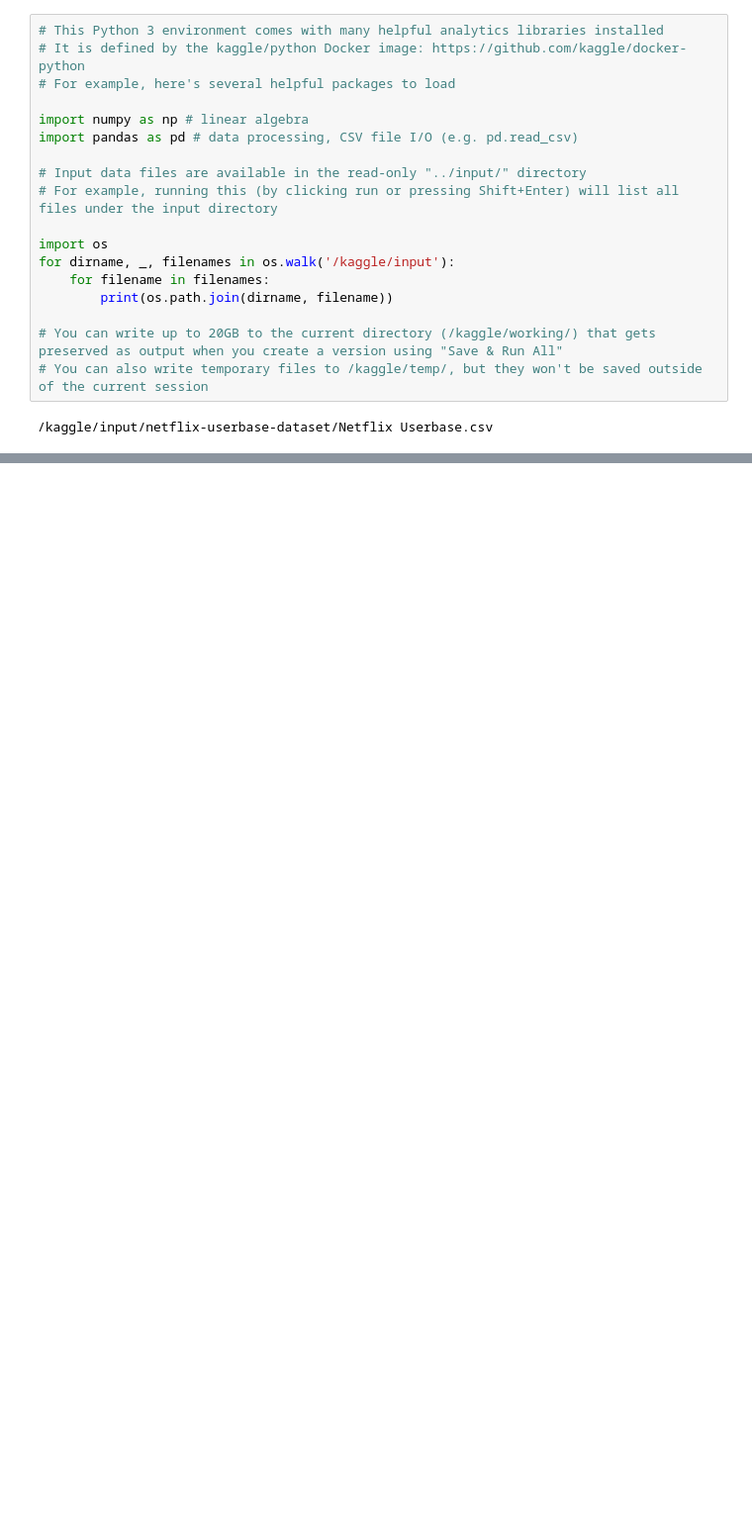
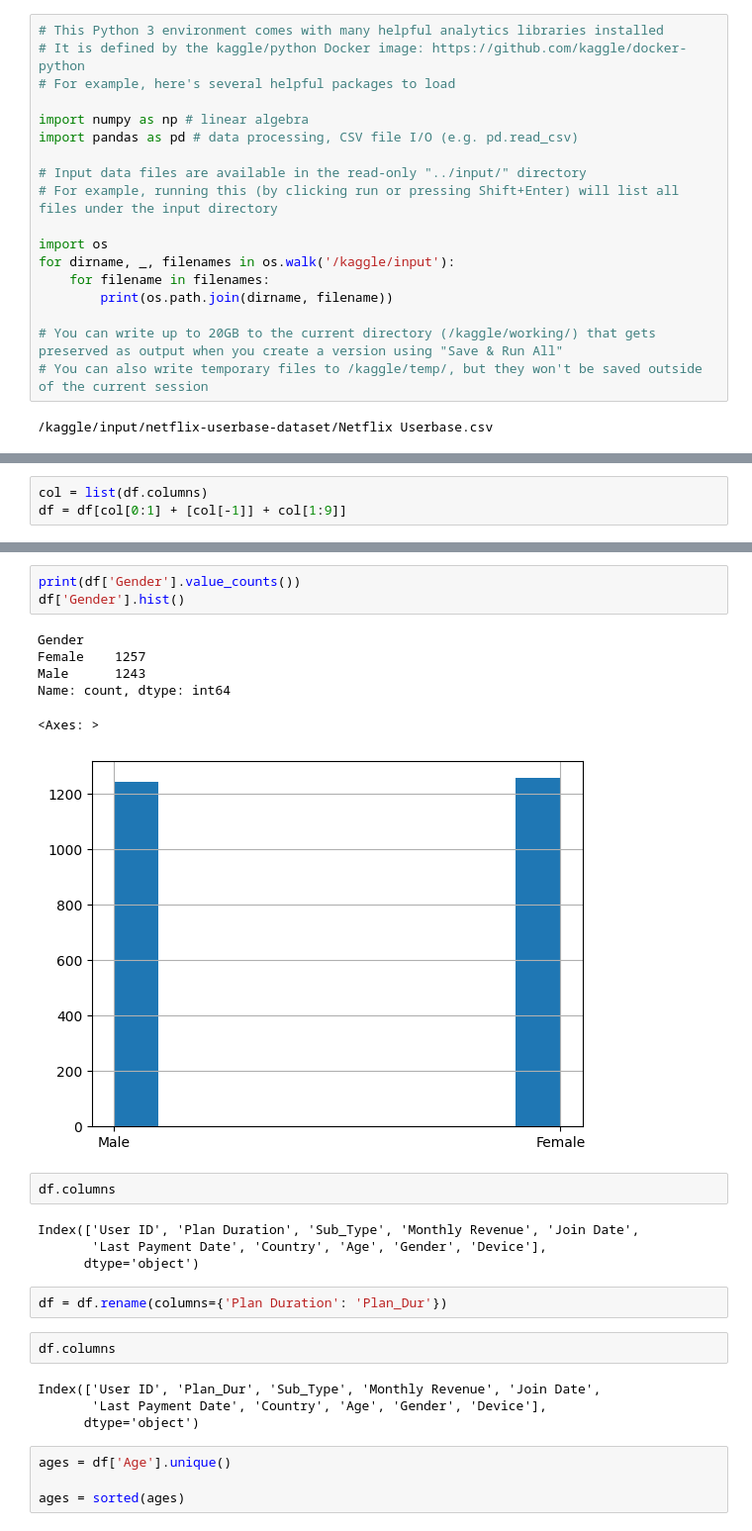
Before and after one commit to CesarB2025/Netflix-dataset, a Jupyter notebook: netflix.ipynb, the cells around one changed output, grey strips where cells are left out. Shown at 99% size. Saved outputs shown, nothing was run; the diff lists cells and outputs as text; blank space fills up the shorter version.

```diff
--- a/netflix.ipynb
+++ b/netflix.ipynb
@@ -84,0 +117,3 @@ plt.ylim(700,1000)
+# %%
+col = list(df.columns)
+df = df[col[0:1] + [col[-1]] + col[1:9]]
@@ -84,0 +136,28 @@ plt.ylim(700,1000)
+# %%
+print(df['Gender'].value_counts())
+df['Gender'].hist()
+# %% [output]
+Gender
+Female    1257
+Male      1243
+Name: count, dtype: int64
+<Axes: >
+[figure, added]
+# %%
+df.columns
+# %% [output]
+Index(['User ID', 'Plan Duration', 'Sub_Type', 'Monthly Revenue', 'Join Date',
+       'Last Payment Date', 'Country', 'Age', 'Gender', 'Device'],
+      dtype='object')
+# %%
+df = df.rename(columns={'Plan Duration': 'Plan_Dur'})
+# %%
+df.columns
+# %% [output]
+Index(['User ID', 'Plan_Dur', 'Sub_Type', 'Monthly Revenue', 'Join Date',
+       'Last Payment Date', 'Country', 'Age', 'Gender', 'Device'],
+      dtype='object')
+# %%
+ages = df['Age'].unique()
+
+ages = sorted(ages)
```
Also changed, not shown: parts of 44 cells of this notebook.
